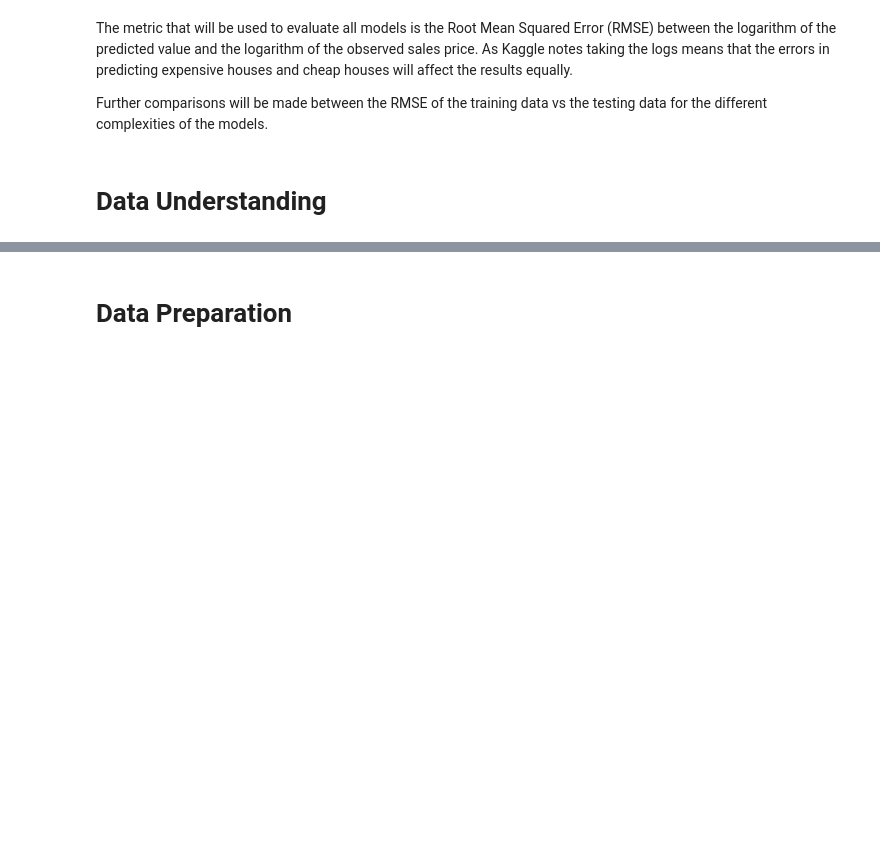
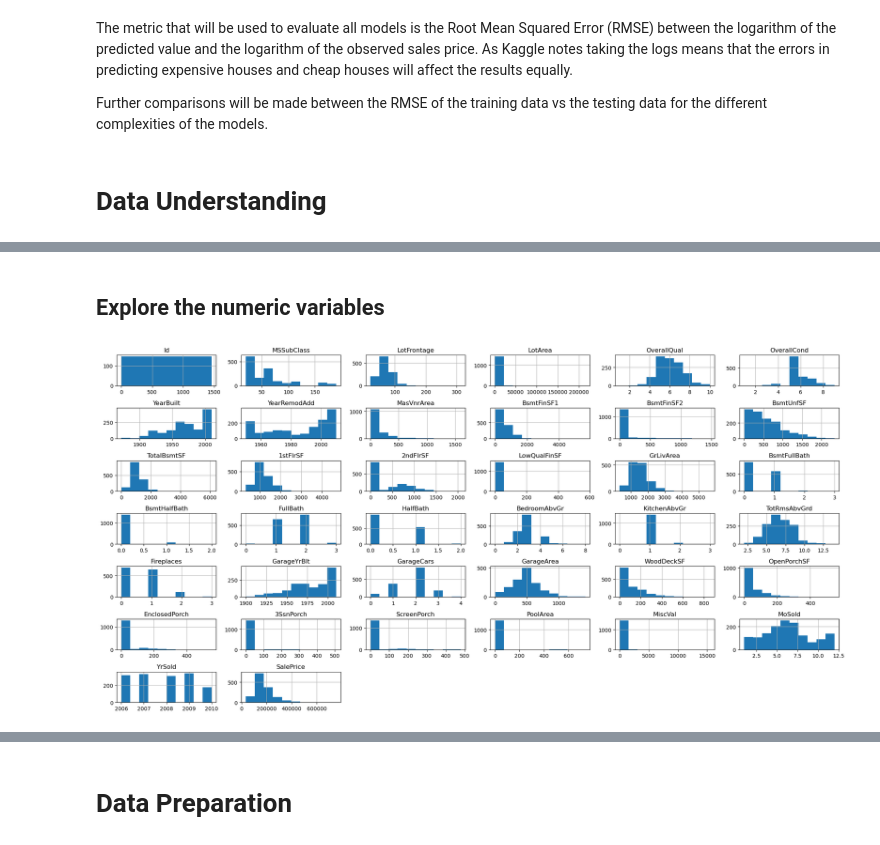
Before and after one commit to charlesbeacham/house_prices, a Jupyter notebook: housing.ipynb, the cells around one changed output, grey strips where cells are left out. Drawn from its saved outputs; the diff is of its cells as text; code cells hidden in the pictures; blank space fills up the shorter version.

Commit message:
numeric features

```diff
--- a/housing.ipynb
+++ b/housing.ipynb
@@ -31,3 +33,6 @@ warnings.simplefilter(action="ignore", category=FutureWarning)
+# %%
+# read data
+df = pd.read_csv('train.csv')
 # %% [markdown]
 # Business Understanding
 # %% [markdown]
@@ -75,0 +93,7 @@ Further comparisons will be made between the RMSE of the training data vs the te
+# %% [markdown]
+## Explore the numeric variables
+# %%
+df.hist(figsize=(20, 10));
+plt.tight_layout()
+# %% [output]
+[figure, added]
```
Also changed, not shown: parts of 7 cells of this notebook.
